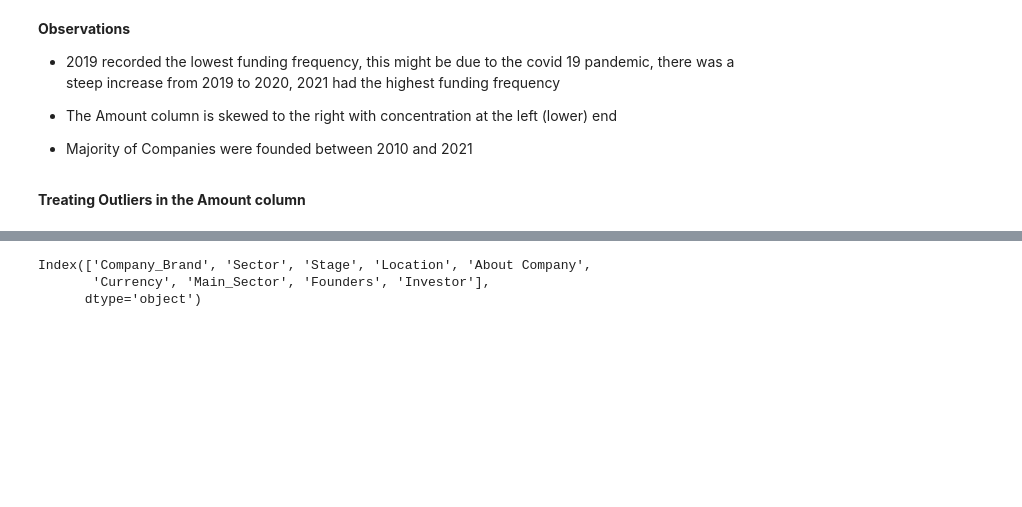
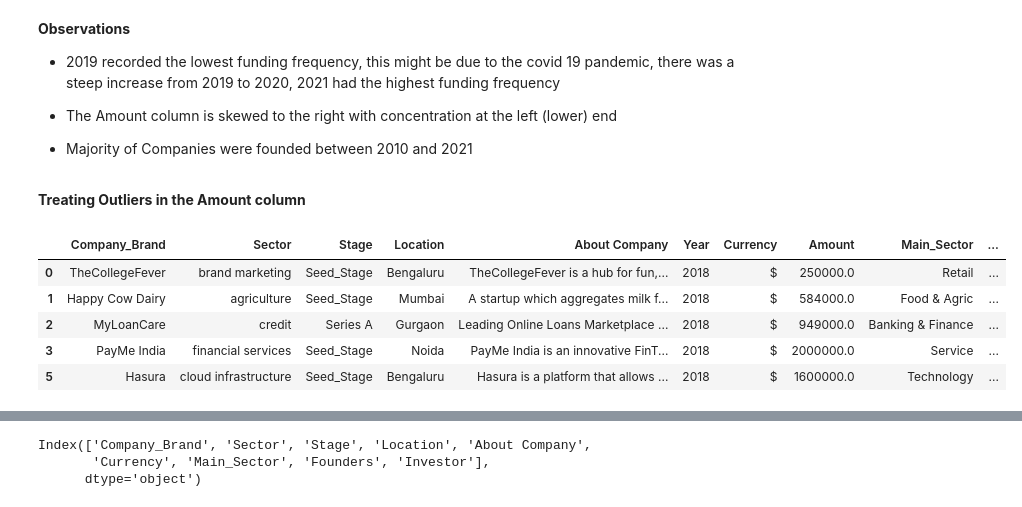
Before and after one commit to bamzyyyy/Indian--startup-funding-Analysis-from-2018-to-2021, a Jupyter notebook: LP1_Lawrencium _project 2.ipynb, the cells around one changed output, grey strips where cells are left out. Saved outputs shown, nothing was run; the diff lists cells and outputs as text; code cells hidden in the pictures; blank space fills up the shorter version.

```diff
--- a/LP1_Lawrencium _project 2.ipynb
+++ b/LP1_Lawrencium _project 2.ipynb
@@ -2342,0 +2444,9 @@ df_no_outlier = df_concat[(df_concat.Amount > lower ) & (df_concat.Amount<upper)
+# %%
+df_no_outlier.head()
+# %% [output]
+|  | Company_Brand | Sector | Stage | Location | About Company | Year | Currency | Amount | Main_Sector | ... |
+| 0 | TheCollegeFever | brand marketing | Seed_Stage | Bengaluru | TheCollegeFever is a hub for fun,... | 2018 | $ | 250000.0 | Retail | ... |
+| 1 | Happy Cow Dairy | agriculture | Seed_Stage | Mumbai | A startup which aggregates milk f... | 2018 | $ | 584000.0 | Food & Agric | ... |
+| 2 | MyLoanCare | credit | Series A | Gurgaon | Leading Online Loans Marketplace ... | 2018 | $ | 949000.0 | Banking & Finance | ... |
+| 3 | PayMe India | financial services | Seed_Stage | Noida | PayMe India is an innovative FinT... | 2018 | $ | 2000000.0 | Service | ... |
+| 5 | Hasura | cloud infrastructure | Seed_Stage | Bengaluru | Hasura is a platform that allows ... | 2018 | $ | 1600000.0 | Technology | ... |
```
Also changed, not shown: parts of 261 cells of this notebook.
